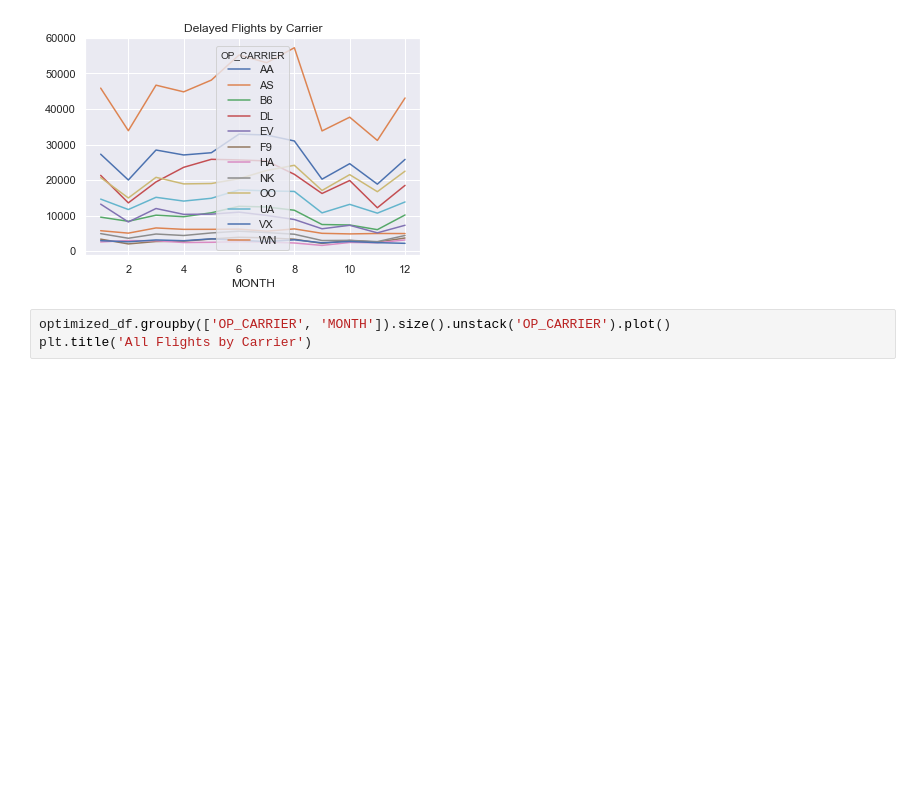
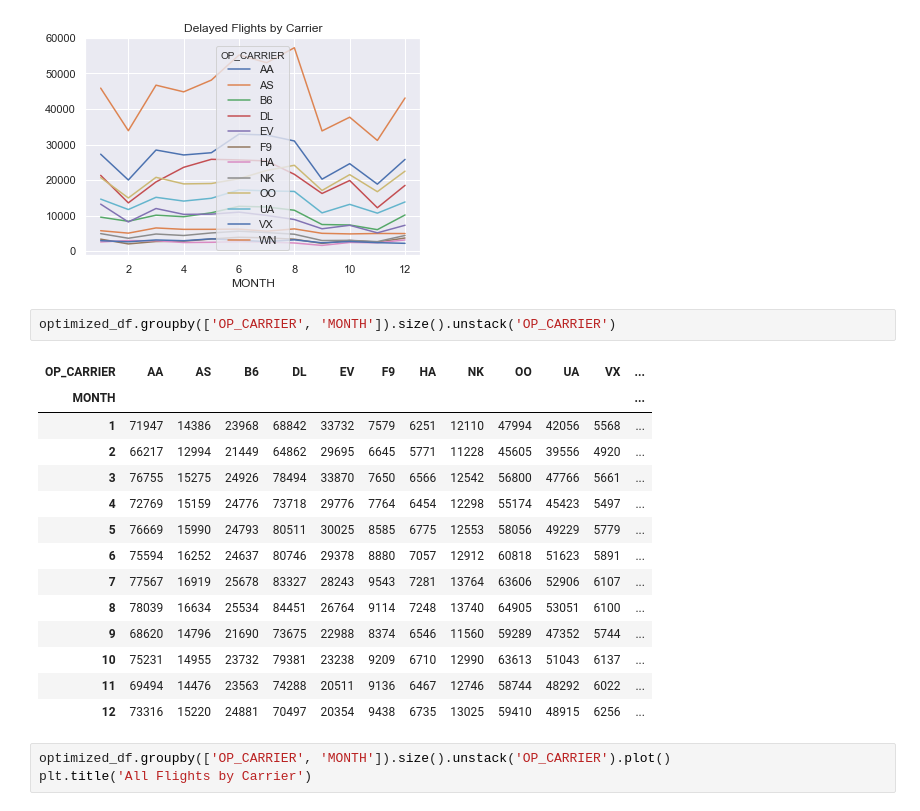
Before and after one commit to dmitriykats1/Springboard, a Jupyter notebook: Capstone1/import_data.ipynb, the cells around one changed output. Cells and saved outputs as stored; diff of their text form; blank space fills up the shorter version.

```diff
--- a/Capstone1/import_data.ipynb
+++ b/Capstone1/import_data.ipynb
@@ -770,6 +819,23 @@ plt.title('Delayed Flights by Carrier')
 # %% [output]
 Text(0.5, 1.0, 'Delayed Flights by Carrier')
 [figure]
+# %%
+optimized_df.groupby(['OP_CARRIER', 'MONTH']).size().unstack('OP_CARRIER')
+# %% [output]
+| OP_CARRIER | AA | AS | B6 | DL | EV | F9 | HA | NK | OO | UA | VX | ... |
+| MONTH |  |  |  |  |  |  |  |  |  |  |  | ... |
+| 1 | 71947 | 14386 | 23968 | 68842 | 33732 | 7579 | 6251 | 12110 | 47994 | 42056 | 5568 | ... |
+| 2 | 66217 | 12994 | 21449 | 64862 | 29695 | 6645 | 5771 | 11228 | 45605 | 39556 | 4920 | ... |
+| 3 | 76755 | 15275 | 24926 | 78494 | 33870 | 7650 | 6566 | 12542 | 56800 | 47766 | 5661 | ... |
+| 4 | 72769 | 15159 | 24776 | 73718 | 29776 | 7764 | 6454 | 12298 | 55174 | 45423 | 5497 | ... |
+| 5 | 76669 | 15990 | 24793 | 80511 | 30025 | 8585 | 6775 | 12553 | 58056 | 49229 | 5779 | ... |
+| 6 | 75594 | 16252 | 24637 | 80746 | 29378 | 8880 | 7057 | 12912 | 60818 | 51623 | 5891 | ... |
+| 7 | 77567 | 16919 | 25678 | 83327 | 28243 | 9543 | 7281 | 13764 | 63606 | 52906 | 6107 | ... |
+| 8 | 78039 | 16634 | 25534 | 84451 | 26764 | 9114 | 7248 | 13740 | 64905 | 53051 | 6100 | ... |
+| 9 | 68620 | 14796 | 21690 | 73675 | 22988 | 8374 | 6546 | 11560 | 59289 | 47352 | 5744 | ... |
+| 10 | 75231 | 14955 | 23732 | 79381 | 23238 | 9209 | 6710 | 12990 | 63613 | 51043 | 6137 | ... |
+| 11 | 69494 | 14476 | 23563 | 74288 | 20511 | 9136 | 6467 | 12746 | 58744 | 48292 | 6022 | ... |
+| 12 | 73316 | 15220 | 24881 | 70497 | 20354 | 9438 | 6735 | 13025 | 59410 | 48915 | 6256 | ... |
 # %%
 optimized_df.groupby(['OP_CARRIER', 'MONTH']).size().unstack('OP_CARRIER').plot()
 plt.title('All Flights by Carrier')
```
Also changed, not shown: parts of 21 cells of this notebook.
